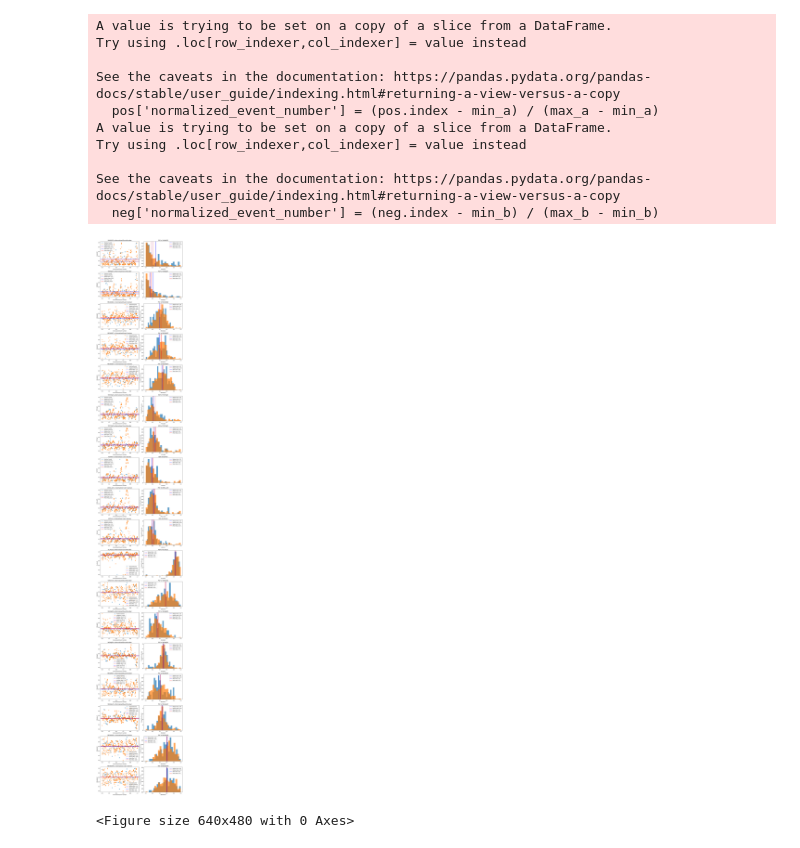
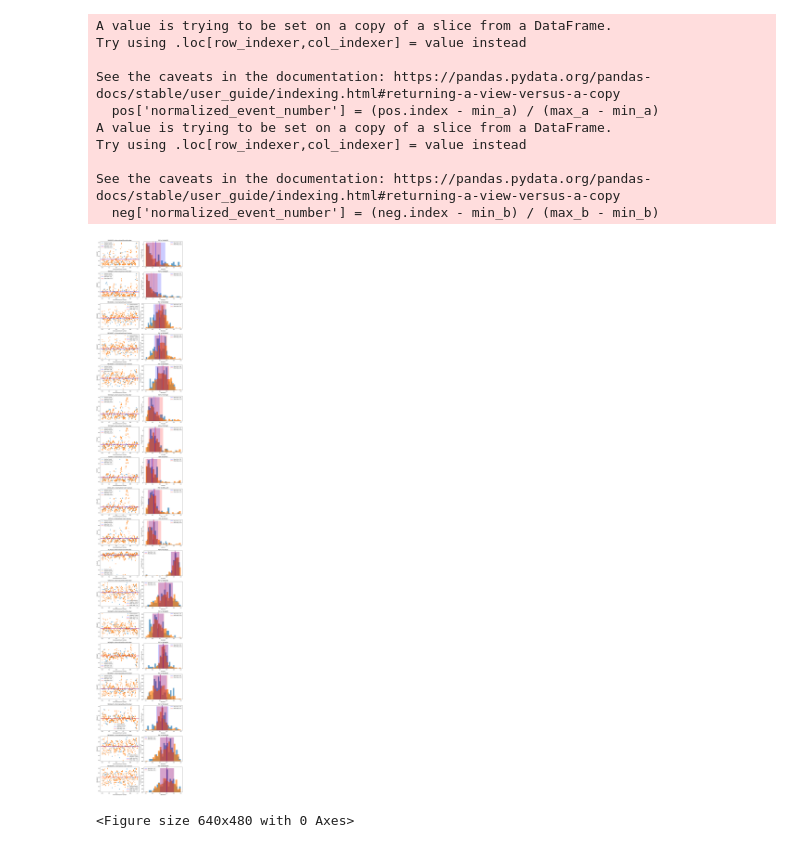
Before and after one commit to nabdeep-patel/flare-cme-association, a Jupyter notebook: graph/2018.ipynb, the cells around one changed output. Cells and saved outputs as stored; diff of their text form; code cells hidden in the pictures.

```diff
--- a/graph/2018.ipynb
+++ b/graph/2018.ipynb
@@ -167,38 +167,37 @@ plt.figure(figsize=(12, 80))
 for i in range(len(columns) - 1):
     mean_pos = np.mean(pos.iloc[:, i])
     mean_neg = np.mean(neg.iloc[:, i])
-    median_pos = np.median(pos.iloc[:, i])
-    median_neg = np.median(neg.iloc[:, i])
+    std_pos = np.std(pos.iloc[:,i])
+    std_neg = np.std(neg.iloc[:,i])
 
     plt.subplot(len(columns), 2, a)
     plt.scatter(pos["normalized_event_number"], pos.iloc[:, i], alpha=0.7, label="Positive Events")
     plt.scatter(neg["normalized_event_number"], neg.iloc[:, i], alpha=0.7, label="Negative Events")
-    plt.axhline(median_pos, color='b',linestyle='dashed', label=f"Median Pos: {median_pos:.2f}")
-    plt.axhline(median_neg, color='r',linestyle='dashed', label=f"Median Neg: {median_neg:.2f}")
     plt.axhline(mean_pos, color='b', label=f"Mean Pos: {mean_pos:.2f}")
     plt.axhline(mean_neg, color='r', label=f"Mean Neg: {mean_neg:.2f}")
     plt.xlabel("Normalized Event Number")
     plt.ylabel(ordered_columns[i])
     plt.title(f"{ordered_columns[i]} vs Normalized Event Number")
     plt.legend()
 
     plt.subplot(len(columns), 2, a + 1)
     plt.hist(pos.iloc[:, i], bins=20, density=True, alpha=0.7)
     plt.hist(neg.iloc[:, i], bins=20, density=True, alpha=0.7)
-    plt.axvline(median_pos, color='b',linestyle='dashed', label=f"Median Pos: {median_pos:.2f}")
-    plt.axvline(median_neg, color='r',linestyle='dashed', label=f"Median Neg: {median_neg:.2f}")
     plt.axvline(mean_pos, color='b', label=f"Mean Pos: {mean_pos:.2f}")
     plt.axvline(mean_neg, color='r', label=f"Mean Neg: {mean_neg:.2f}")
+    ymin, ymax = plt.ylim()
+    plt.fill_betweenx([ymin, ymax], mean_pos - std_pos, mean_pos + std_pos, color='b', alpha=0.2)
+    plt.fill_betweenx([ymin, ymax], mean_neg - std_neg, mean_neg + std_neg, color='r', alpha=0.2)
     plt.xlabel(ordered_columns[i])
     plt.ylabel('Probability Density')
     plt.title(f'PDF of {ordered_columns[i]}')
     plt.legend()
 
     a += 2
 
 plt.tight_layout()
 plt.show()
 plt.savefig("2024_parameters_pdf.jpeg")
 # %% [output]
-[figure, old version]
+[figure, new version]
 <Figure size 640x480 with 0 Axes>
```
Also changed, not shown: 6 other files.
